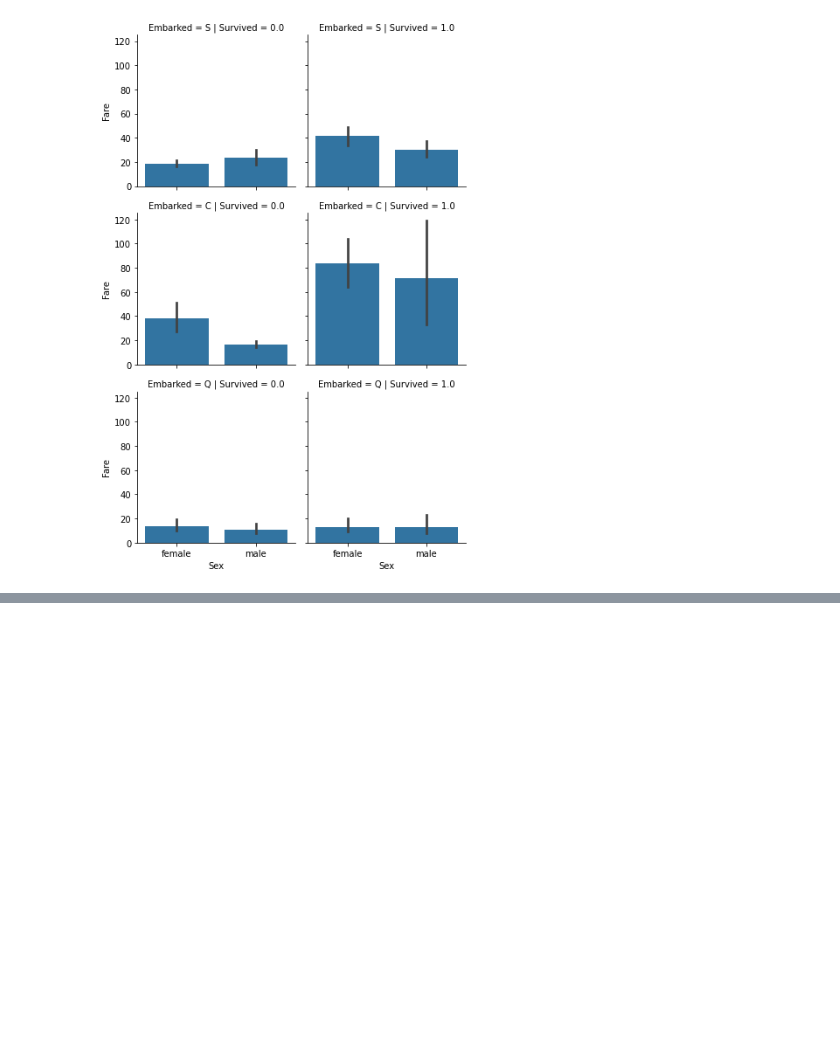
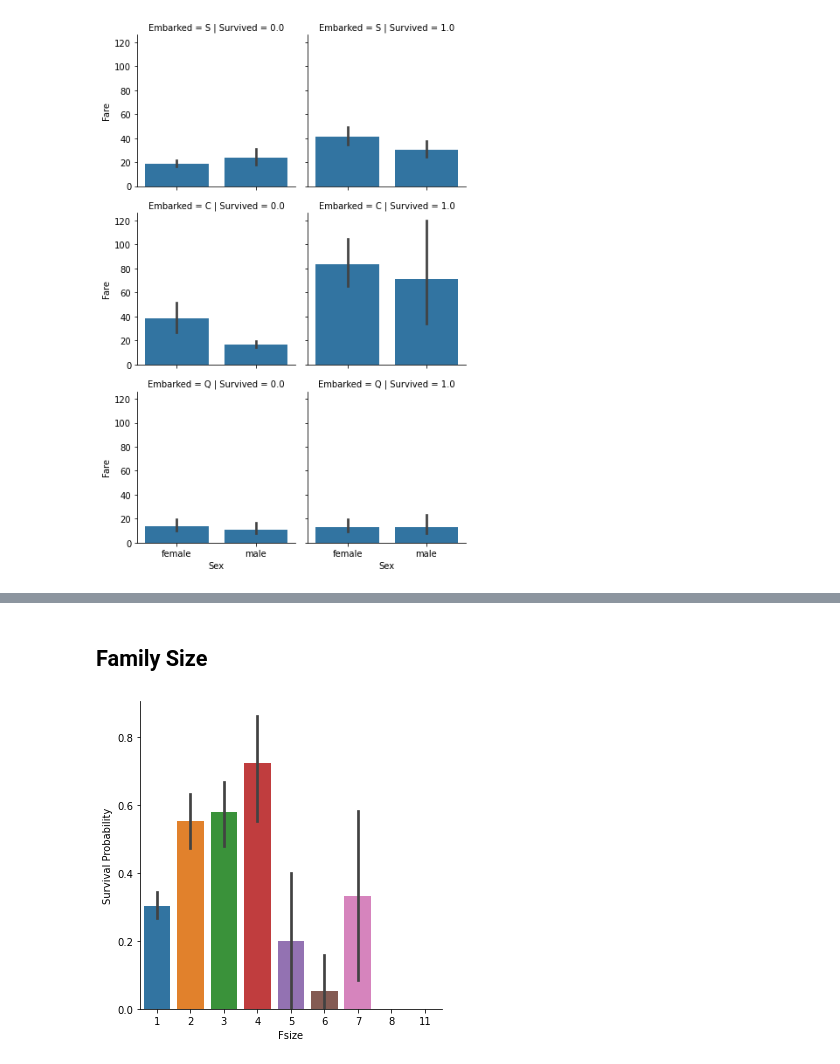
Before and after one commit to emrcakmak/Titanic---Machine-Learning, a Jupyter notebook: Titanik_Project.ipynb, the cells around one changed output, grey strips where cells are left out. Saved outputs shown, nothing was run; the diff lists cells and outputs as text; code cells hidden in the pictures; blank space fills up the shorter version.

```diff
--- a/Titanik_Project.ipynb
+++ b/Titanik_Project.ipynb
@@ -502,0 +594,3 @@ train_df[train_df["Age"].isnull()]
+# %%
+train_df = pd.get_dummies(train_df,columns=["Title"])
+train_df.head()
@@ -502,0 +604,10 @@ train_df[train_df["Age"].isnull()]
+# %% [markdown]
+## Family Size
+# %%
+train_df["Fsize"]=train_df["SibSp"]+train_df["Parch"]+1
+# %%
+g= sns.catplot(x="Fsize",y="Survived",data=train_df,kind="bar")
+g.set_ylabels("Survival Probability")
+plt.show()
+# %% [output]
+[figure, added]
```
Also changed, not shown: parts of 99 cells of this notebook.
